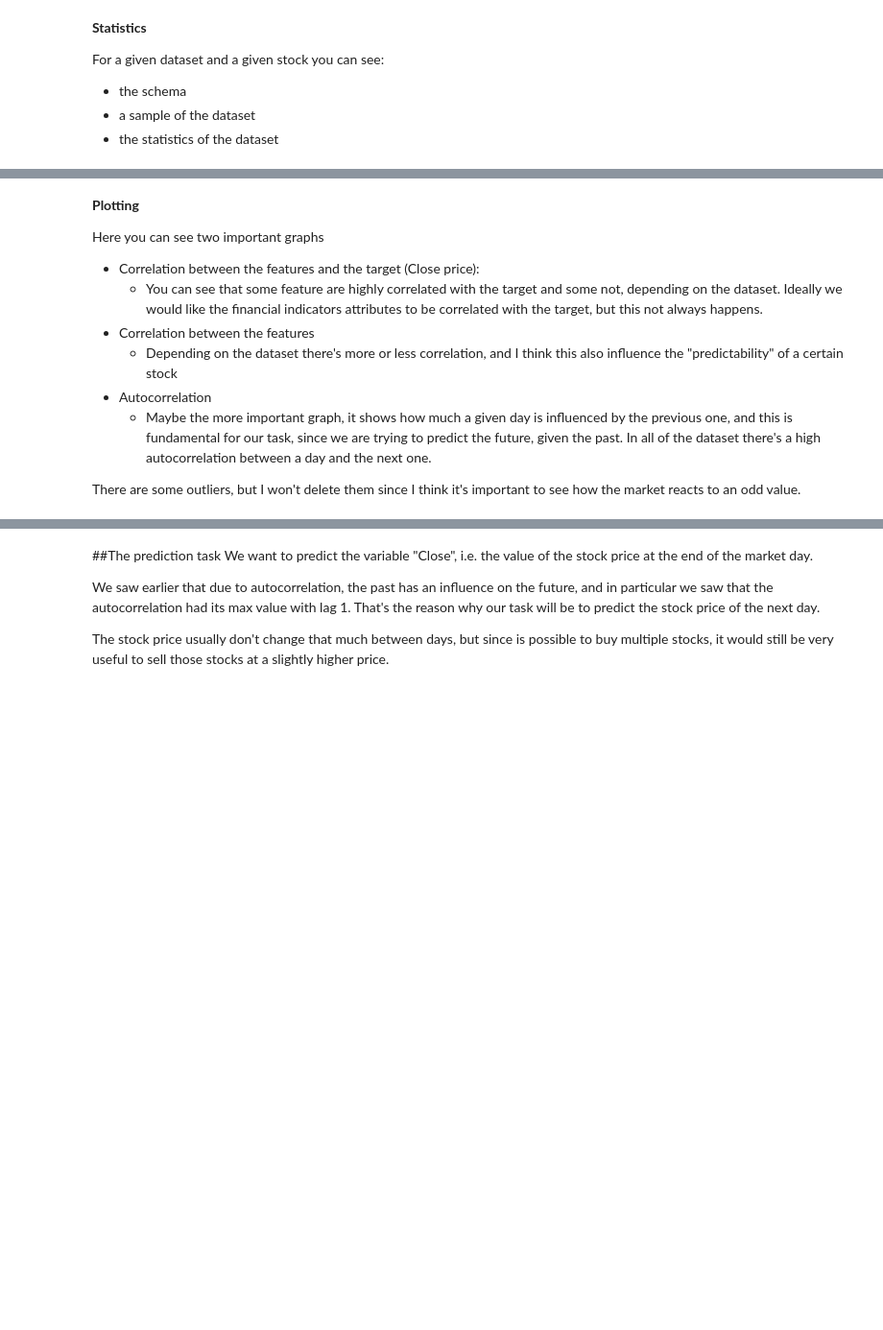
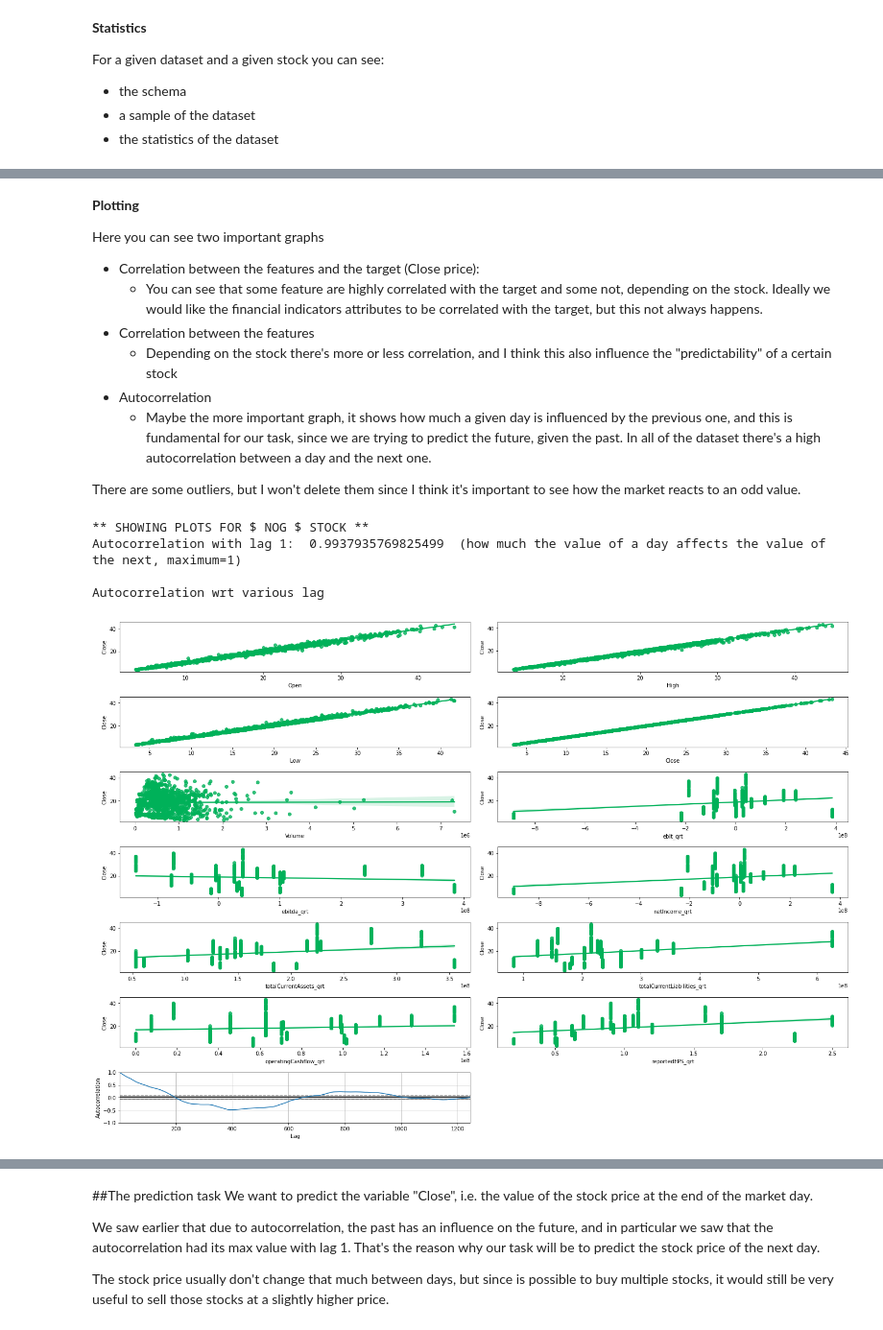
Before and after one commit to itsbenigno/stock_market_predictions, a Jupyter notebook: Big_Data_project.ipynb, the cells around one changed output, grey strips where cells are left out. Shown: that part at 96% size. Drawn from its saved outputs; the diff is of its cells as text; code cells hidden in the pictures; blank space fills up the shorter version.

Commit message:
updated preloaded plots

```diff
--- a/Big_Data_project.ipynb
+++ b/Big_Data_project.ipynb
@@ -641,8 +645,8 @@ For a given dataset and a given stock you can see:
 # %%
 dataset = 'Dataset_medium' #@param ["Dataset_simple", "Dataset_medium", "Dataset_intraday"]
 choose_stock = 'A' #@param {type:"string"}
-random_stock = False #@param {type:"boolean"}
-show_schema = False #@param {type:"boolean"}
+random_stock = True #@param {type:"boolean"}
+show_schema = True #@param {type:"boolean"}
 show_dataset = True #@param {type:"boolean"}
 show_statistics = True #@param {type:"boolean"}
 
@@ -697,21 +719,21 @@ del showcase_df
 
 Here you can see two important graphs
 - Correlation between the features and the target (Close price):
-  - You can see that some feature are highly correlated with the target and some not, depending on the dataset. Ideally we would like the financial indicators attributes to be correlated with the target, but this not always happens.
+  - You can see that some feature are highly correlated with the target and some not, depending on the stock. Ideally we would like the financial indicators attributes to be correlated with the target, but this not always happens.
 - Correlation between the features
-  - Depending on the dataset there's more or less correlation, and I think this also influence the "predictability" of a certain stock
+  - Depending on the stock there's more or less correlation, and I think this also influence the "predictability" of a certain stock
 - Autocorrelation
   - Maybe the more important graph, it shows how much a given day is influenced by the previous one, and this is fundamental for our task, since we are trying to predict the future, given the past. In all of the dataset there's a high autocorrelation between a day and the next one.
 
 There are some outliers, but I won't delete them since I think it's important to see how the market reacts to an odd value.
 # %%
-dataset = 'Dataset_simple' #@param ["Dataset_simple", "Dataset_medium", "Dataset_intraday"]
+dataset = 'Dataset_medium' #@param ["Dataset_simple", "Dataset_medium", "Dataset_intraday"]
 choose_stock = 'AAPL' #@param {type:"string"}
-random_stock = False #@param {type:"boolean"}
-show_plot_features = True #@param {type:"boolean"}
-show_relation_with_target = False #@param {type:"boolean"}
-show_autocorrelation = False #@param {type:"boolean"}
-show_feature_correlation = False #@param {type:"boolean"}
+random_stock = True #@param {type:"boolean"}
+show_plot_features = False #@param {type:"boolean"}
+show_relation_with_target = True #@param {type:"boolean"}
+show_autocorrelation = True #@param {type:"boolean"}
+show_feature_correlation = True #@param {type:"boolean"}
 
 dataset_symbols = get_available_symbols(dataset)
 
@@ -809,30 +831,36 @@ def correlation_between_features():
     plt.title('Pearson Correlation Matrix', fontsize=24)
 
     cmap = sns.diverging_palette(220, 10, as_cmap=True)
 
     _ = sns.heatmap(pandas_df[features].corr(),
                 linewidths=0.25,
                 vmax=0.7,
                 square=True,
                 ax=ax,
                 cmap=cmap,
                 linecolor='w',
                 annot=True,
                 annot_kws={"size":8},
                 mask=mask,
                 cbar_kws={"shrink": .9});
 
 
 print("** SHOWING PLOTS FOR $ "+ stock_name +" $ STOCK **")
 
 if (show_relation_with_target):
   relation_with_target()
 
 if (show_plot_features):
   plot_features()
 
 if (show_autocorrelation):
   autocorrelation()
 
 if (show_feature_correlation):
   correlation_between_features()
+# %% [output]
+** SHOWING PLOTS FOR $ NOG $ STOCK **
+Autocorrelation with lag 1:  0.9937935769825499  (how much the value of a day affects the value of the next, maximum=1)
+
+Autocorrelation wrt various lag
+[figure, added]
```
Also changed, not shown: parts of 9 cells of this notebook.
